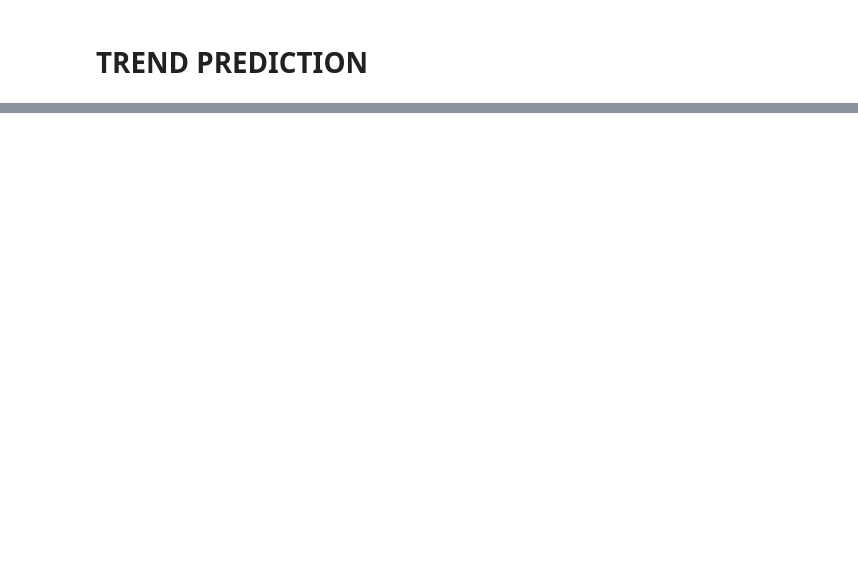
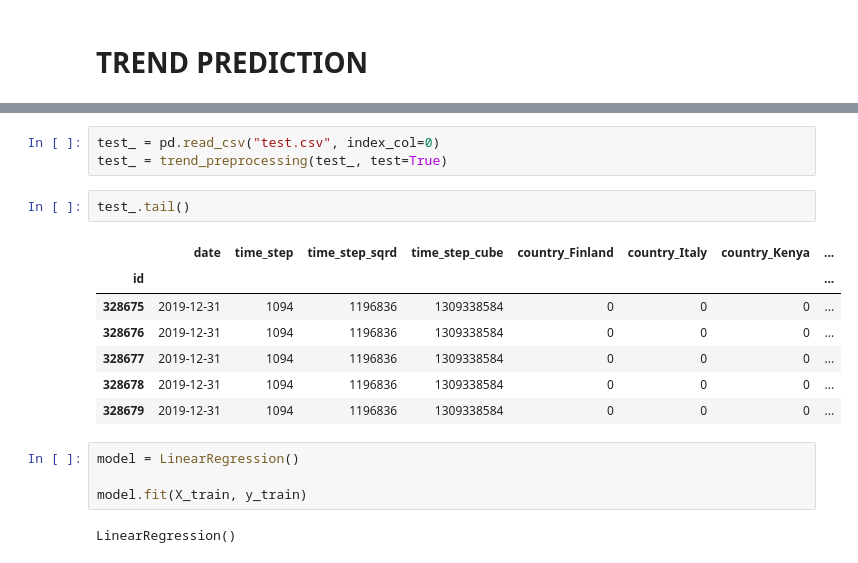
Before and after one commit to bparent11/kaggle-S5E1, a Jupyter notebook: engineering.ipynb, the cells around one changed output, grey strips where cells are left out. Drawn from its saved outputs; the diff is of its cells as text; blank space fills up the shorter version.

```diff
--- a/engineering.ipynb
+++ b/engineering.ipynb
@@ -115,0 +188,19 @@ print(len(train.drop_duplicates(subset="date")))
+# %%
+test_ = pd.read_csv("test.csv", index_col=0)
+test_ = trend_preprocessing(test_, test=True)
+# %%
+test_.tail()
+# %% [output]
+|  | date | time_step | time_step_sqrd | time_step_cube | country_Finland | country_Italy | country_Kenya | ... |
+| id |  |  |  |  |  |  |  | ... |
+| 328675 | 2019-12-31 | 1094 | 1196836 | 1309338584 | 0 | 0 | 0 | ... |
+| 328676 | 2019-12-31 | 1094 | 1196836 | 1309338584 | 0 | 0 | 0 | ... |
+| 328677 | 2019-12-31 | 1094 | 1196836 | 1309338584 | 0 | 0 | 0 | ... |
+| 328678 | 2019-12-31 | 1094 | 1196836 | 1309338584 | 0 | 0 | 0 | ... |
+| 328679 | 2019-12-31 | 1094 | 1196836 | 1309338584 | 0 | 0 | 0 | ... |
+# %%
+model = LinearRegression()
+
+model.fit(X_train, y_train)
+# %% [output]
+LinearRegression()
```
Also changed, not shown: parts of 20 cells of this notebook.
